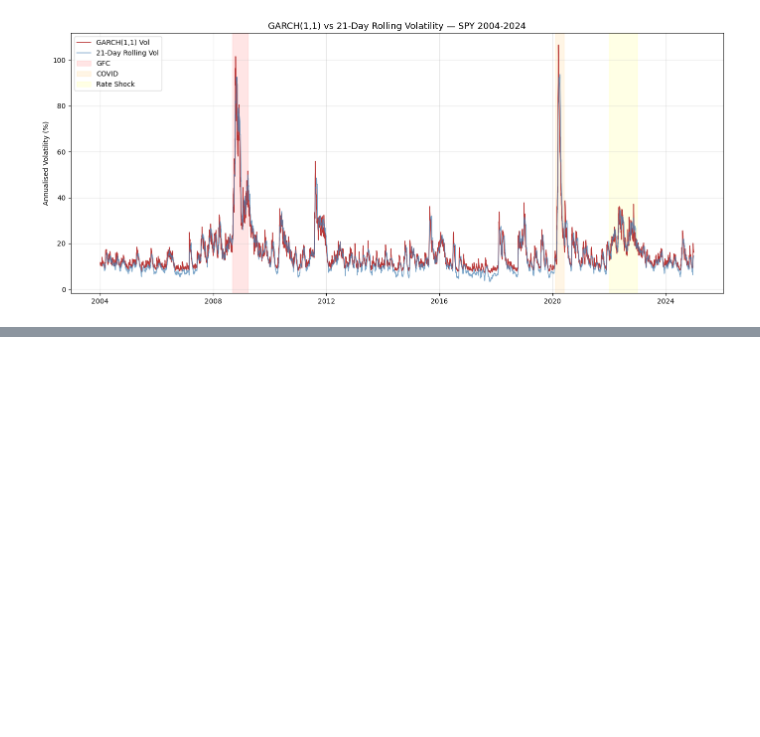
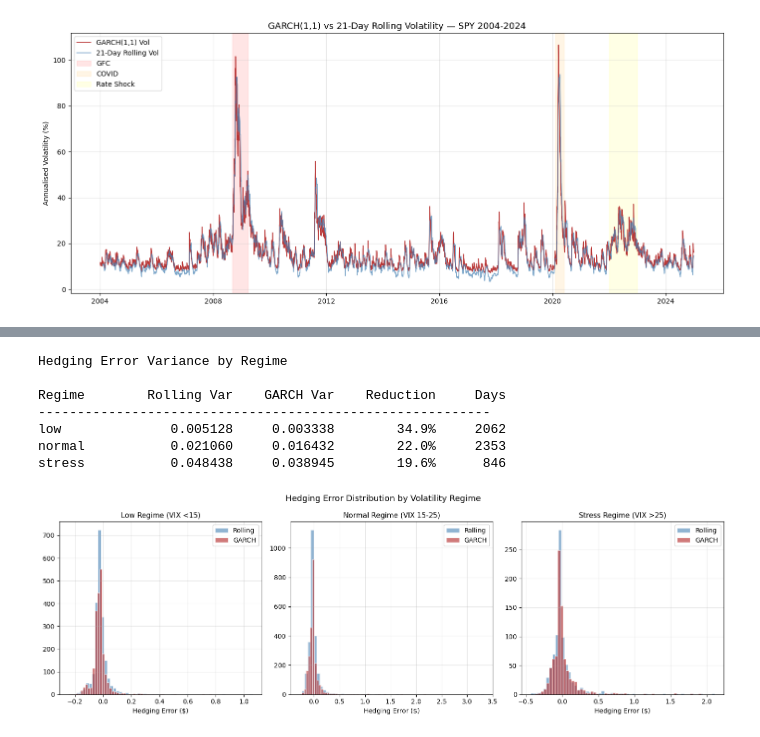
Before and after one commit to PriyalC1709/quantfinance, a Jupyter notebook: Greeks/GARCH engine/garchengine.ipynb, the cells around one changed output, grey strips where cells are left out. Cells and saved outputs as stored; diff of their text form; code cells hidden in the pictures; blank space fills up the shorter version.

```diff
--- a/Greeks/GARCH engine/garchengine.ipynb
+++ b/Greeks/GARCH engine/garchengine.ipynb
@@ -135,0 +267,72 @@ plt.show()
+# %%
+# ── Build regime labels using VIX as proxy ────────────────────────────────────
+vix = yf.download("^VIX", start="2004-01-01", end="2024-12-31",
+                  auto_adjust=True, progress=False)["Close"].squeeze()
+
+# Align VIX with our vol dataframe
+vix_aligned = vix.reindex(vol_df.index)
+
+# Classify regimes
+def classify_regime(vix_val):
+    if vix_val < 15:
+        return "low"
+    elif vix_val <= 25:
+        return "normal"
+    else:
+        return "stress"
+
+regimes = vix_aligned.apply(classify_regime)
+
+# ── Attach errors and regimes to aligned dataframe ───────────────────────────
+# Trim errors to match vol_df length
+n = min(len(errors_rolling), len(errors_garch), len(vol_df) - 2)
+
+results_df = pd.DataFrame({
+    "error_rolling": errors_rolling.values[:n],
+    "error_garch":   errors_garch.values[:n],
+    "regime":        regimes.values[1:n+1],
+    "vix":           vix_aligned.values[1:n+1],
+}, index=vol_df.index[1:n+1])
+
+# ── Compute variance reduction per regime ─────────────────────────────────────
+print("Hedging Error Variance by Regime\n")
+print(f"{'Regime':<12} {'Rolling Var':>12} {'GARCH Var':>12} {'Reduction':>12} {'Days':>8}")
+print("-" * 58)
+
+for regime in ["low", "normal", "stress"]:
+    mask = results_df["regime"] == regime
+    var_r = results_df.loc[mask, "error_rolling"].var()
+    var_g = results_df.loc[mask, "error_garch"].var()
+    red   = (1 - var_g / var_r) * 100
+    days  = mask.sum()
+    print(f"{regime:<12} {var_r:>12.6f} {var_g:>12.6f} {red:>11.1f}% {days:>8}")
+
+# ── Visualise ─────────────────────────────────────────────────────────────────
+fig, axes = plt.subplots(1, 3, figsize=(15, 5))
+regime_colors = {"low": "steelblue", "normal": "darkorange", "stress": "firebrick"}
+
+for ax, regime in zip(axes, ["low", "normal", "stress"]):
+    mask = results_df["regime"] == regime
+    ax.hist(results_df.loc[mask, "error_rolling"], bins=60,
+            alpha=0.6, color="steelblue", label="Rolling", edgecolor="white")
+    ax.hist(results_df.loc[mask, "error_garch"], bins=60,
+            alpha=0.6, color="firebrick", label="GARCH", edgecolor="white")
+    ax.set_title(f"{regime.capitalize()} Regime (VIX {'<15' if regime=='low' else '15-25' if regime=='normal' else '>25'})",
+                 fontsize=11)
+    ax.set_xlabel("Hedging Error ($)")
+    ax.legend()
+    ax.grid(alpha=0.3)
+
+plt.suptitle("Hedging Error Distribution by Volatility Regime", fontsize=13)
+plt.tight_layout()
+plt.savefig("regime_errors.png", dpi=150, bbox_inches="tight")
+plt.show()
+# %% [output]
+Hedging Error Variance by Regime
+
+Regime        Rolling Var    GARCH Var    Reduction     Days
+----------------------------------------------------------
+low              0.005128     0.003338        34.9%     2062
+normal           0.021060     0.016432        22.0%     2353
+stress           0.048438     0.038945        19.6%      846
+[figure, added]
```
Also changed, not shown: parts of 6 cells of this notebook, 9 other files.
